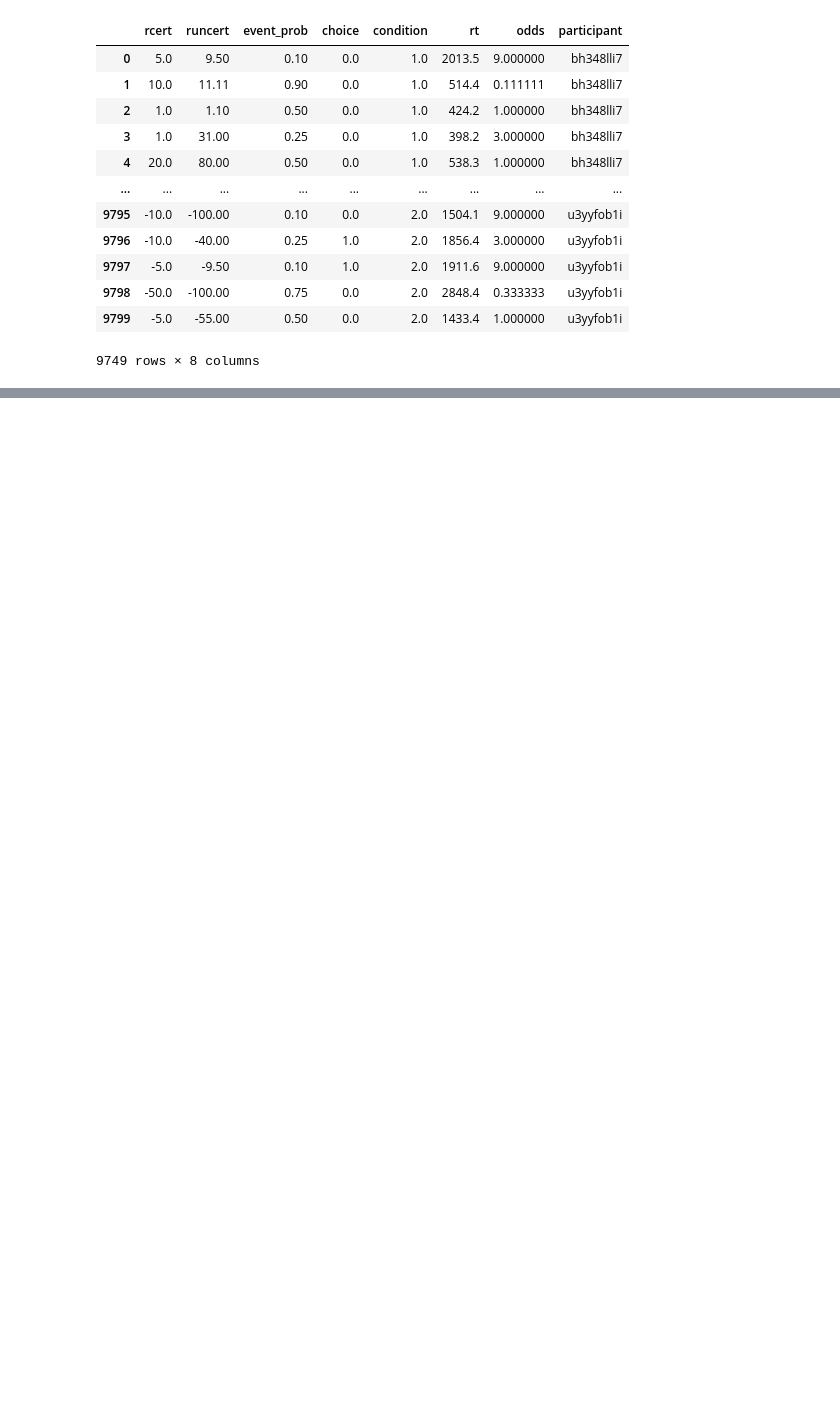
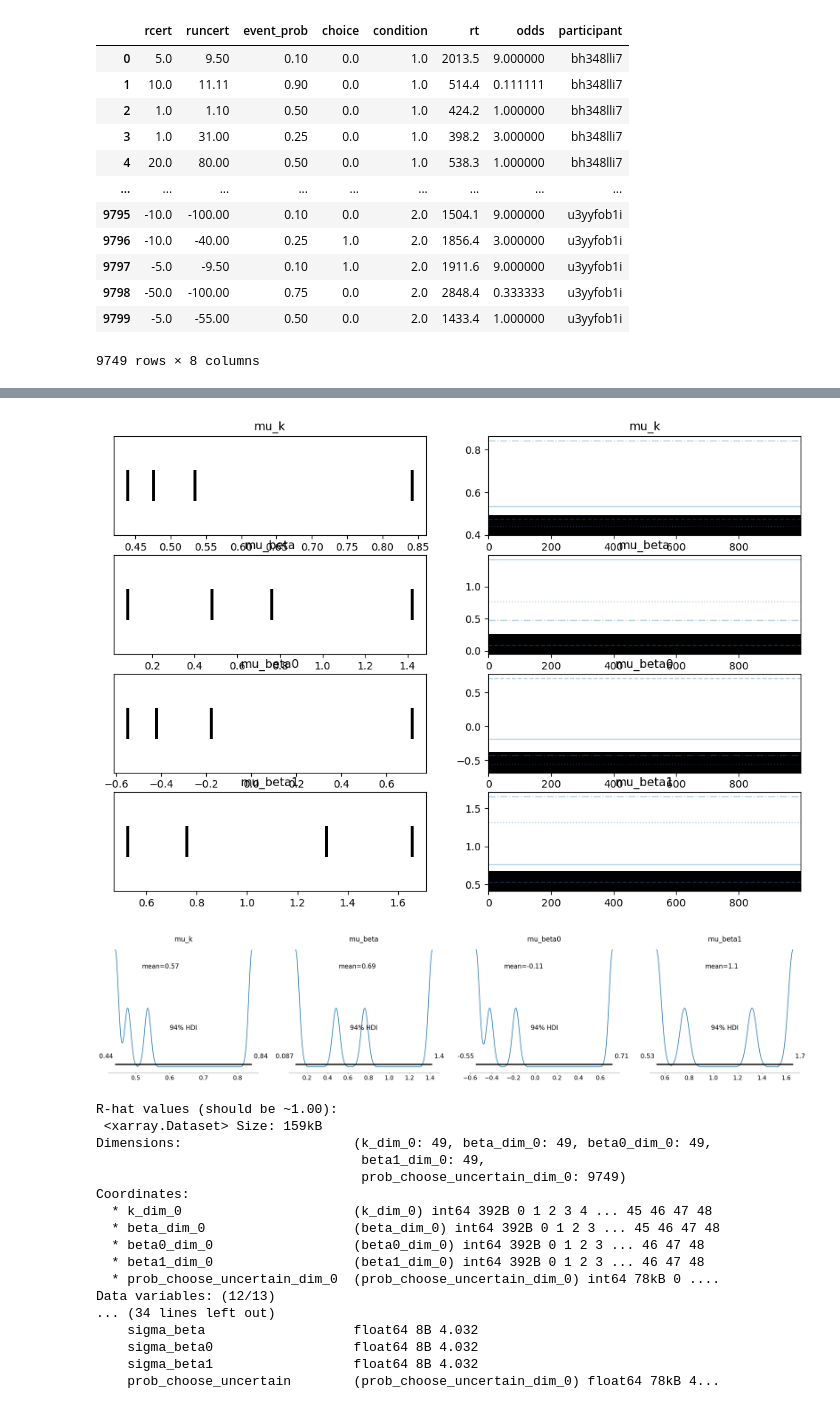
Before and after one commit to PrioteasaAndrei/comp-cogsci-delay-discounting, a Jupyter notebook: src/probabilistic_discounting.ipynb, the cells around one changed output, grey strips where cells are left out. Drawn from its saved outputs; the diff is of its cells as text; code cells hidden in the pictures; blank space fills up the shorter version.

```diff
--- a/src/probabilistic_discounting.ipynb
+++ b/src/probabilistic_discounting.ipynb
@@ -58,0 +57,15 @@ with pm.Model() as model:
+# %%
+# Extract participant information
+participants = df["participant"].unique()
+n_participants = len(participants)
+
+# Convert participant IDs to integer indices
+participant_idx = {pid: i for i, pid in enumerate(participants)}
+df["participant_idx"] = df["participant"].map(participant_idx)
+
+# standarize rewards and reaction times
+df["rcert"] = (df["rcert"] - df["rcert"].mean()) / df["rcert"].std()
+df["runcert"] = (df["runcert"] - df["runcert"].mean()) / df["runcert"].std()
+df["rt"] = (df["rt"] - df["rt"].mean()) / df["rt"].std()
+
+df
@@ -58,0 +141,43 @@ with pm.Model() as model:
+# %%
+import arviz as az
+import matplotlib.pyplot as plt
+
+# Trace plot: Check parameter convergence across chains
+az.plot_trace(trace, var_names=["mu_k", "mu_beta", "mu_beta0", "mu_beta1"])
+plt.show()
+
+# Posterior distributions: Check inferred parameter values
+az.plot_posterior(trace, var_names=["mu_k", "mu_beta", "mu_beta0", "mu_beta1"])
+plt.show()
+
+# Check R-hat values: Should be close to 1.00 for good convergence
+rhat_values = az.rhat(trace)
+print("R-hat values (should be ~1.00):\n", rhat_values)
+
+# Check effective sample size (ESS): Should be > 200 per chain
+ess_values = az.ess(trace)
+print("Effective Sample Size (ESS) per parameter:\n", ess_values)
+
+# Energy plot: Helps diagnose divergences
+az.plot_energy(trace)
+plt.show()
+# %% [output]
+[figure, added]
+[figure, added]
+R-hat values (should be ~1.00):
+ <xarray.Dataset> Size: 159kB
+Dimensions:                      (k_dim_0: 49, beta_dim_0: 49, beta0_dim_0: 49,
+                                  beta1_dim_0: 49,
+                                  prob_choose_uncertain_dim_0: 9749)
+Coordinates:
+  * k_dim_0                      (k_dim_0) int64 392B 0 1 2 3 4 ... 45 46 47 48
+  * beta_dim_0                   (beta_dim_0) int64 392B 0 1 2 3 ... 45 46 47 48
+  * beta0_dim_0                  (beta0_dim_0) int64 392B 0 1 2 3 ... 46 47 48
+  * beta1_dim_0                  (beta1_dim_0) int64 392B 0 1 2 3 ... 46 47 48
+  * prob_choose_uncertain_dim_0  (prob_choose_uncertain_dim_0) int64 78kB 0 ....
+Data variables: (12/13)
+... (34 lines left out)
+    sigma_beta                   float64 8B 4.032
+    sigma_beta0                  float64 8B 4.032
+    sigma_beta1                  float64 8B 4.032
+    prob_choose_uncertain        (prob_choose_uncertain_dim_0) float64 78kB 4...
```
Also changed, not shown: parts of 9 cells of this notebook, 1 other file.
